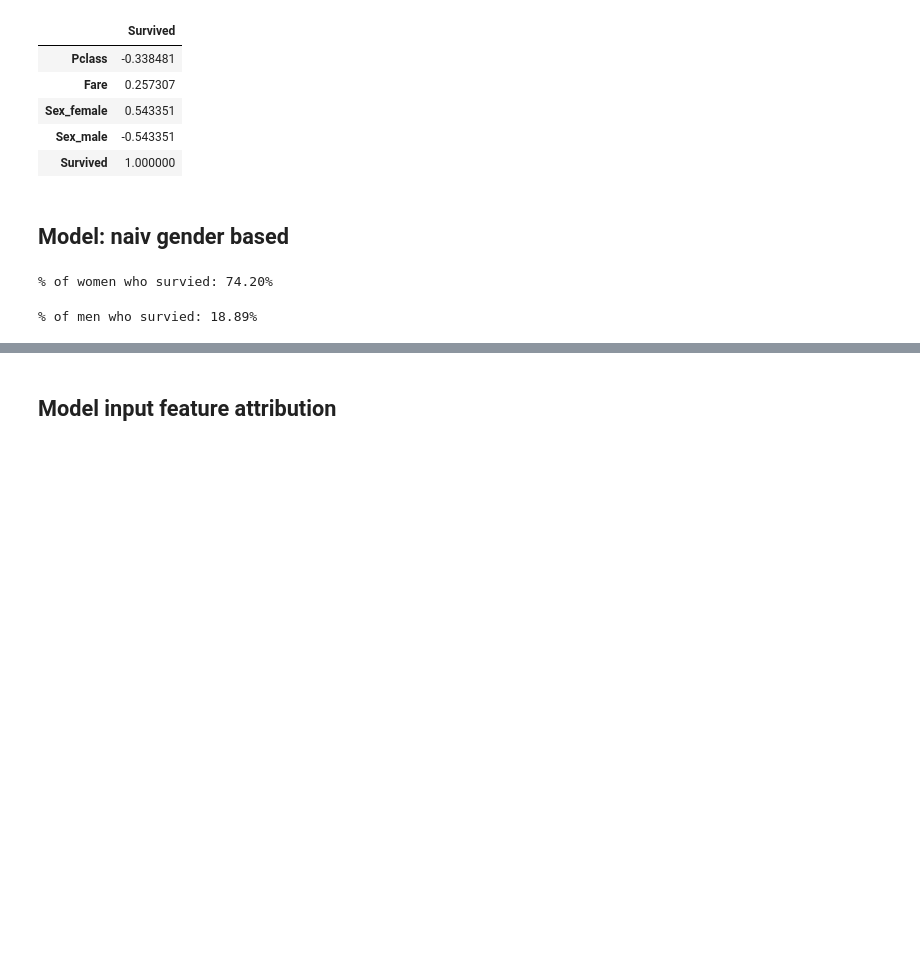
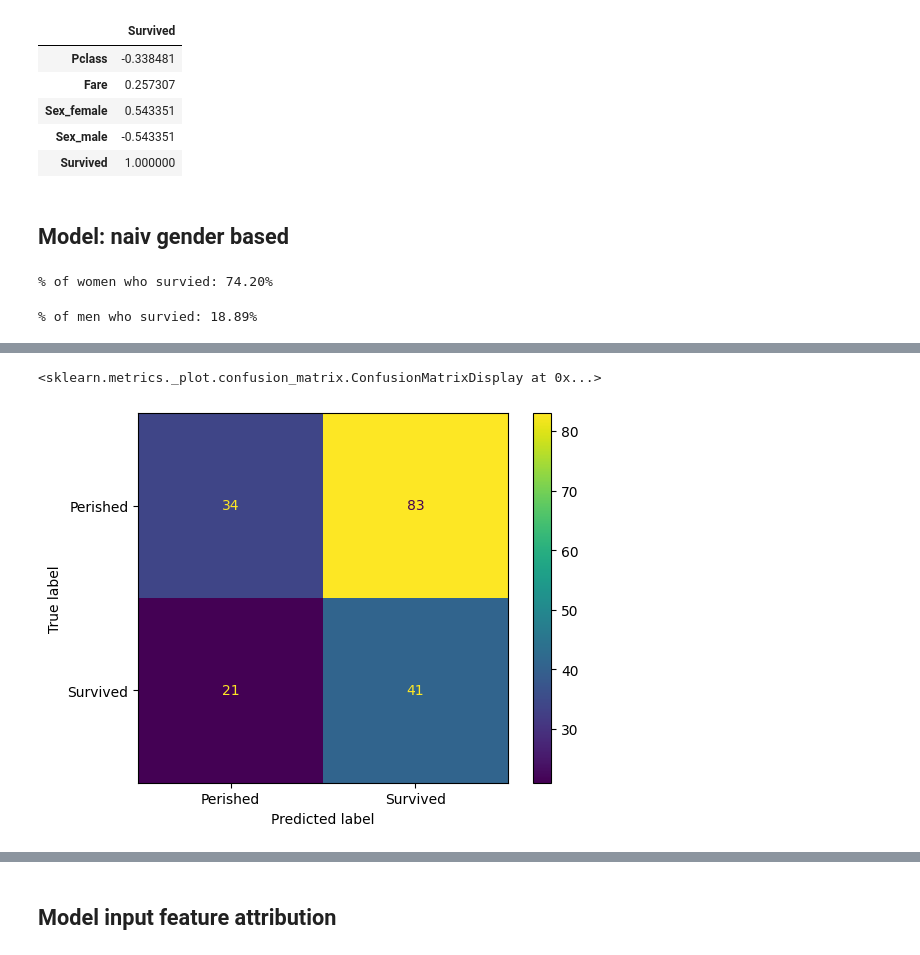
Before and after one commit to yingding/tf-every-day, a Jupyter notebook: 12shap/titanic.ipynb, the cells around one changed output, grey strips where cells are left out. Cells and saved outputs as stored; diff of their text form; code cells hidden in the pictures; blank space fills up the shorter version.

Commit message:
updated display of roc and confusion matrix

```diff
--- a/12shap/titanic.ipynb
+++ b/12shap/titanic.ipynb
@@ -217,17 +221,19 @@ rate_men = sum(men) / len(men)
 print(f"% of men who survied: {rate_men:.2%}")
 # %% [output]
 % of men who survied: 18.89%
+# %%
+# split the training data
+X_train, X_valid, y_train, y_valid = titanic.split(train_X_df, train_y, test_size=0.2, random_state=10)
 # %%
 feature_position = ProbBinaryClassifier.feature_position(train_X_df, "Sex_female")
 # config model
 model = ProbBinaryClassifier(feature_position, 1)
-# train model
-model.fit(train_X_df, train_y)
-# predict
-predicts = model.predict(test_X_df)
+# Train model
+model.fit(X_train, y_train)
+# Validate model
+predicts = model.predict(X_valid)
 
-print(model._rate)
-print(predicts.shape)
-print(type(predicts))
-# output first 10 prediction
-print(predicts[:20])
+# print(model._rate)
+# print(predicts.shape)
+# #output first 10 prediction
+# print(predicts[:20])
@@ -238,0 +240,4 @@ print(predicts[:20])
+# %%
+validator = ModelValidator(y_valid, predicts)
+scores_dict = validator.evaluate()
+validator.print_eval_result(scores_dict)
@@ -238,0 +262,6 @@ print(predicts[:20])
+# %%
+%matplotlib inline
+validator.display_confusion_matrix()
+# %% [output]
+<sklearn.metrics._plot.confusion_matrix.ConfusionMatrixDisplay at 0x...>
+[figure, added]
```
Also changed, not shown: parts of 7 cells of this notebook, 2 other files.
